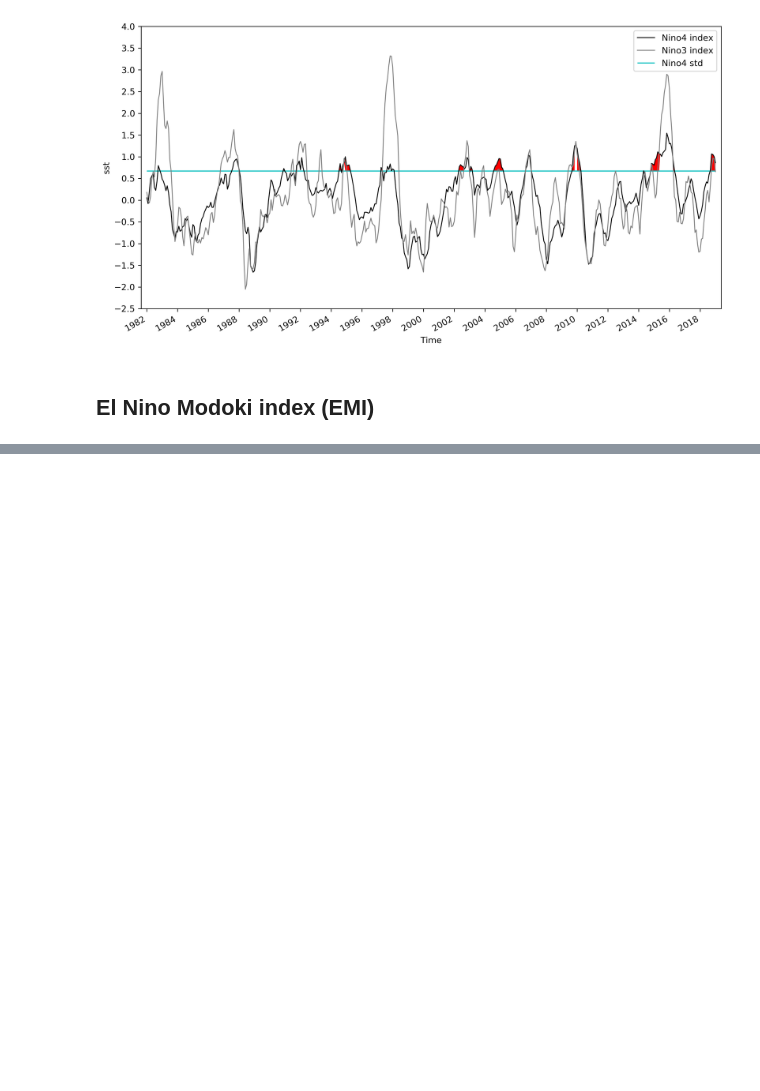
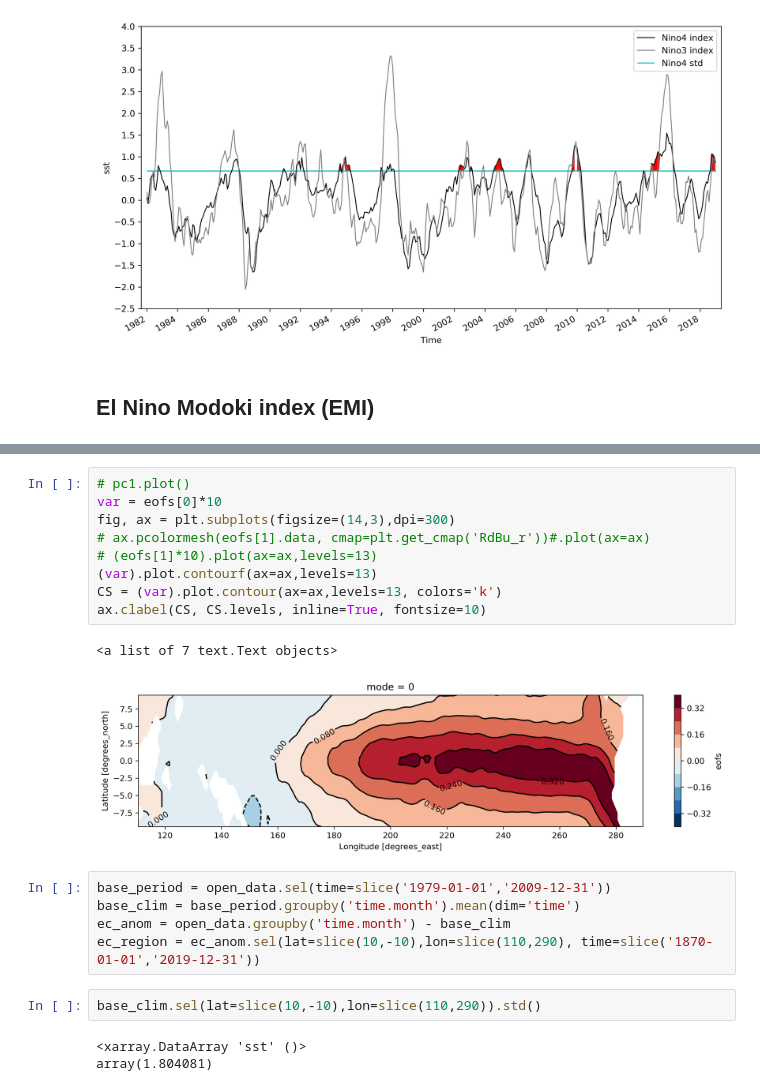
Before and after one commit to griverat/nino_indices, a Jupyter notebook: Notebooks/nino_indices.ipynb, the cells around one changed output, grey strips where cells are left out. Cells and saved outputs as stored; diff of their text form; blank space fills up the shorter version.

```diff
--- a/Notebooks/nino_indices.ipynb
+++ b/Notebooks/nino_indices.ipynb
@@ -136,0 +229,22 @@ ax.margins(0.01,0.1)
+# %%
+# pc1.plot()
+var = eofs[0]*10
+fig, ax = plt.subplots(figsize=(14,3),dpi=300)
+# ax.pcolormesh(eofs[1].data, cmap=plt.get_cmap('RdBu_r'))#.plot(ax=ax)
+# (eofs[1]*10).plot(ax=ax,levels=13)
+(var).plot.contourf(ax=ax,levels=13)
+CS = (var).plot.contour(ax=ax,levels=13, colors='k')
+ax.clabel(CS, CS.levels, inline=True, fontsize=10)
+# %% [output]
+<a list of 7 text.Text objects>
+[figure, added]
+# %%
+base_period = open_data.sel(time=slice('1979-01-01','2009-12-31'))
+base_clim = base_period.groupby('time.month').mean(dim='time')
+ec_anom = open_data.groupby('time.month') - base_clim
+ec_region = ec_anom.sel(lat=slice(10,-10),lon=slice(110,290), time=slice('1870-01-01','2019-12-31'))
+# %%
+base_clim.sel(lat=slice(10,-10),lon=slice(110,290)).std()
+# %% [output]
+<xarray.DataArray 'sst' ()>
+array(1.804081)
```
Also changed, not shown: parts of 36 cells of this notebook.
